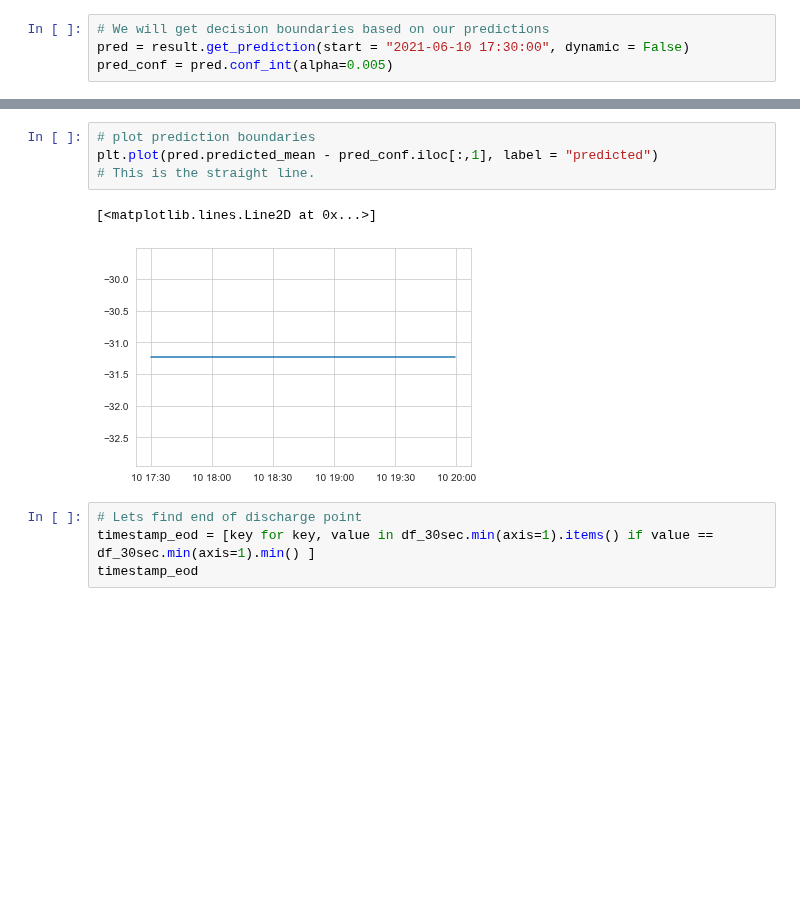
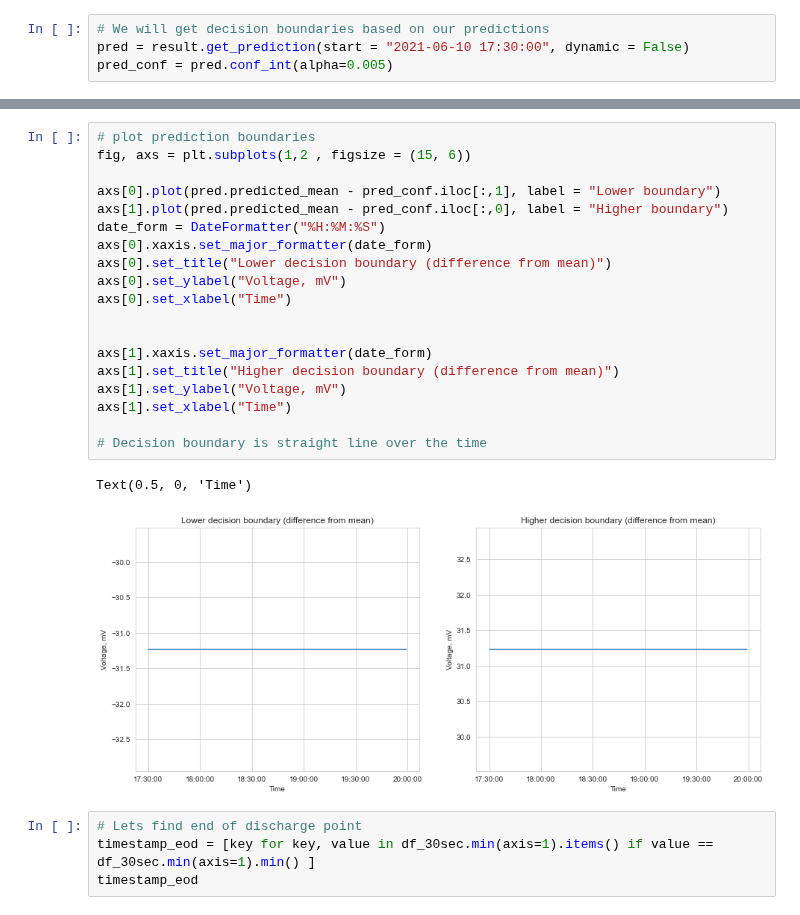
Before and after one commit to 314ka4y/Anomaly-detection-project, a Jupyter notebook: Anomaly_detection.ipynb, the cells around one changed output, grey strips where cells are left out. Saved outputs shown, nothing was run; the diff lists cells and outputs as text; blank space fills up the shorter version.

```diff
--- a/Anomaly_detection.ipynb
+++ b/Anomaly_detection.ipynb
@@ -950,10 +956,25 @@ plt.fill_between(pred_conf.index,
 # %%
 # plot prediction boundaries
-plt.plot(pred.predicted_mean - pred_conf.iloc[:,1], label = "predicted")
-# This is the straight line.
+fig, axs = plt.subplots(1,2 , figsize = (15, 6))
+
+axs[0].plot(pred.predicted_mean - pred_conf.iloc[:,1], label = "Lower boundary")
+axs[1].plot(pred.predicted_mean - pred_conf.iloc[:,0], label = "Higher boundary")
+date_form = DateFormatter("%H:%M:%S")
+axs[0].xaxis.set_major_formatter(date_form)
+axs[0].set_title("Lower decision boundary (difference from mean)")
+axs[0].set_ylabel("Voltage, mV")
+axs[0].set_xlabel("Time")
+
+
+axs[1].xaxis.set_major_formatter(date_form)
+axs[1].set_title("Higher decision boundary (difference from mean)")
+axs[1].set_ylabel("Voltage, mV")
+axs[1].set_xlabel("Time")
+
+# Decision boundary is straight line over the time
 # %% [output]
-[<matplotlib.lines.Line2D at 0x...>]
+Text(0.5, 0, 'Time')
-[figure, old version]
+[figure, new version]
 # %%
 # Lets find end of discharge point
 timestamp_eod = [key for key, value in df_30sec.min(axis=1).items() if value == df_30sec.min(axis=1).min() ]
```
Also changed, not shown: parts of 100 cells of this notebook, 5 other files.
